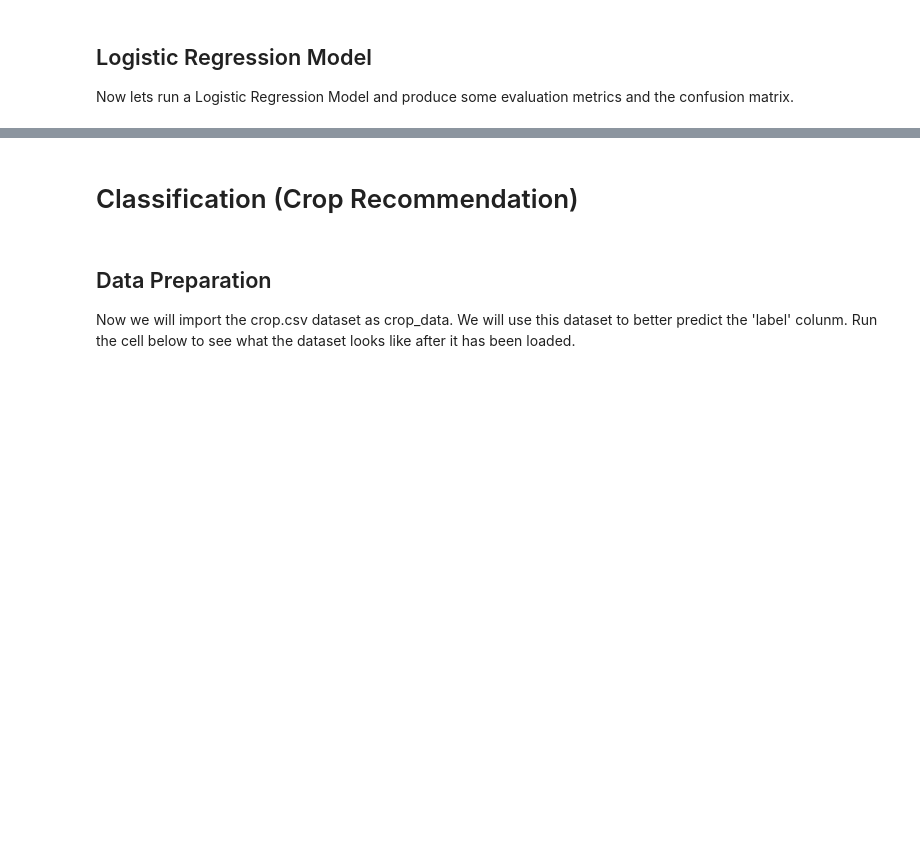
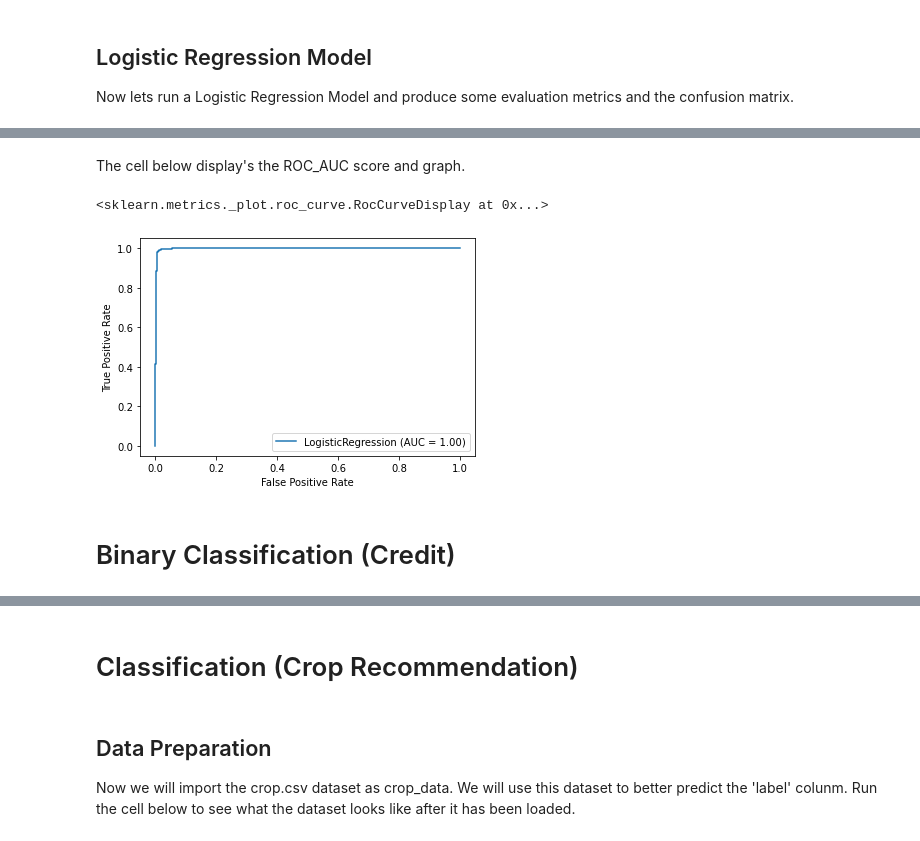
Before and after one commit to Nutrien/insights-data-scientizen, a Jupyter notebook: Session3Lab.ipynb, the cells around one changed output, grey strips where cells are left out. Drawn from its saved outputs; the diff is of its cells as text; code cells hidden in the pictures; blank space fills up the shorter version.

```diff
--- a/Session3Lab.ipynb
+++ b/Session3Lab.ipynb
@@ -220,0 +299,11 @@ False negatives 4
+# %% [markdown]
+The cell below display's the ROC_AUC score and graph.
+# %%
+from sklearn.metrics import roc_curve, plot_roc_curve
+roc_curve(y_test, model.predict_proba(X_test)[:,1])
+plot_roc_curve(model, X_test, y_test)
+# %% [output]
+<sklearn.metrics._plot.roc_curve.RocCurveDisplay at 0x...>
+[figure, added]
+# %% [markdown]
+# Binary Classification (Credit)
```
Also changed, not shown: parts of 39 cells of this notebook.
